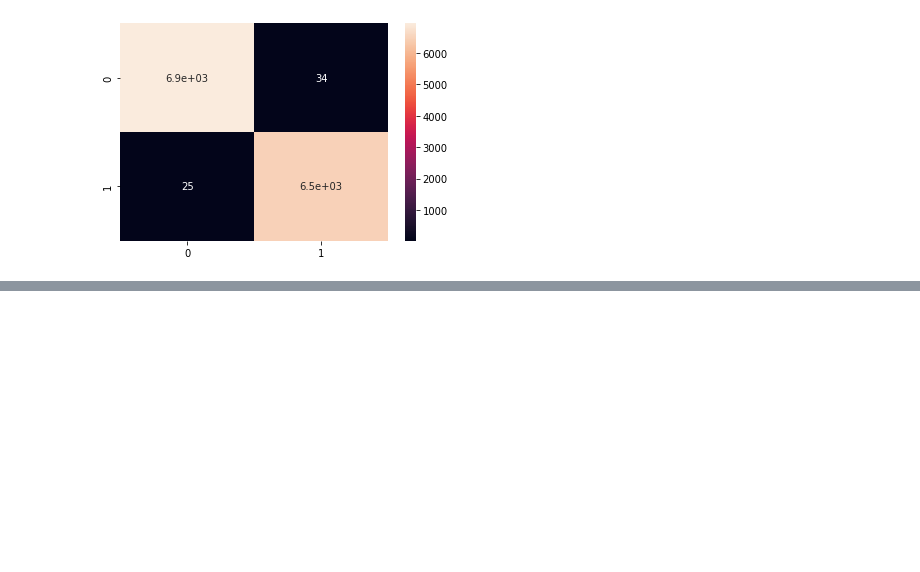
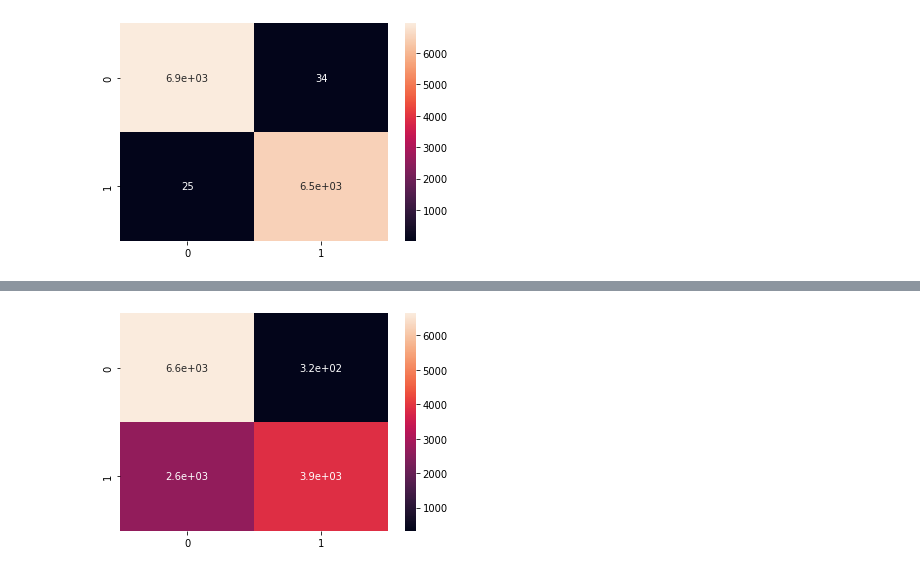
Before and after one commit to hwangswan/fakenews-detection, a Jupyter notebook: model/model-training.ipynb, the cells around one changed output, grey strips where cells are left out. Drawn from its saved outputs; the diff is of its cells as text; code cells hidden in the pictures; blank space fills up the shorter version.

```diff
--- a/model/model-training.ipynb
+++ b/model/model-training.ipynb
@@ -192,0 +254,3 @@ Vì vậy nếu ưu tiên thì mình sẽ chọn Decision Tree nhiều hơn.
+# %%
+neighbors_model = KNeighborsClassifier(n_neighbors = 1, weights = 'distance')
+neighbors_model.fit(XVector_train, y_train)
@@ -192,0 +263,3 @@ Vì vậy nếu ưu tiên thì mình sẽ chọn Decision Tree nhiều hơn.
+# %%
+predicted_neighbors = neighbors_model.predict(XVector_test)
+print(classification_report(y_test, predicted_neighbors))
@@ -192,0 +275,6 @@ Vì vậy nếu ưu tiên thì mình sẽ chọn Decision Tree nhiều hơn.
+# %%
+neighbors_cm = confusion_matrix(y_test, predicted_neighbors)
+sns.heatmap(neighbors_cm, annot = True)
+plt.show()
+# %% [output]
+[figure, added]
```
Also changed, not shown: parts of 26 cells of this notebook.
